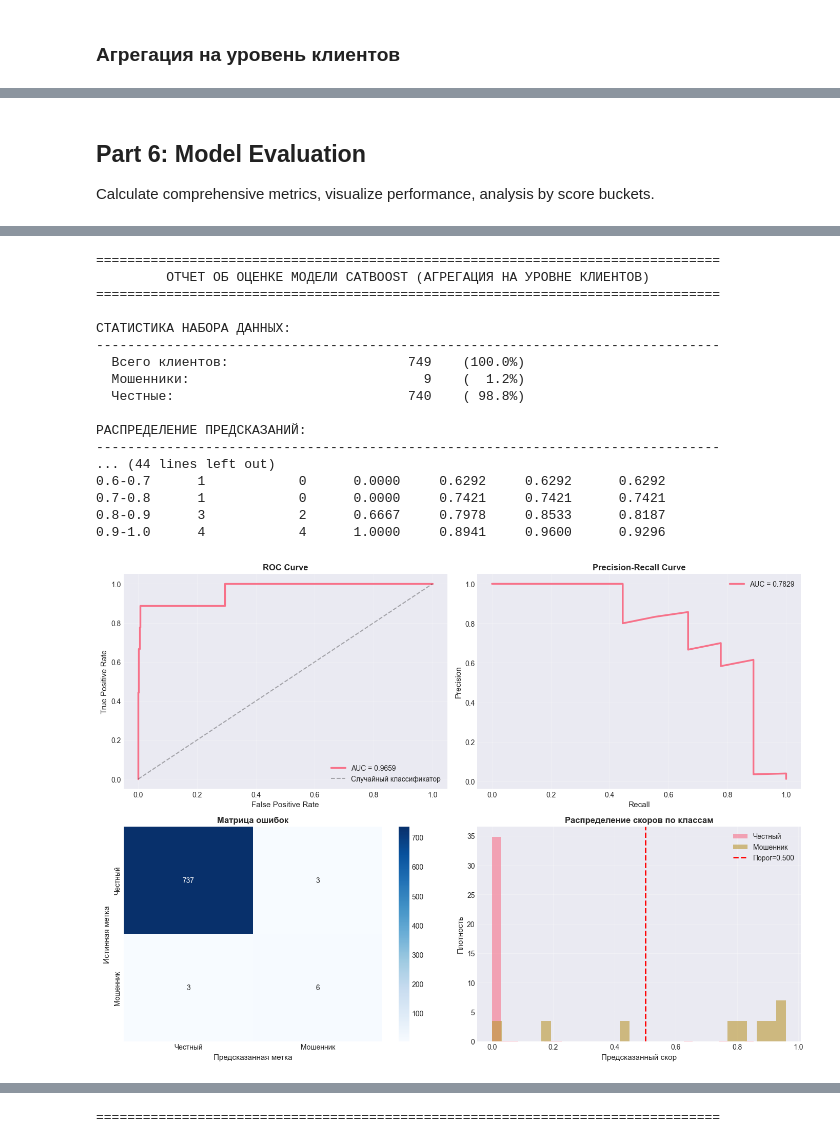
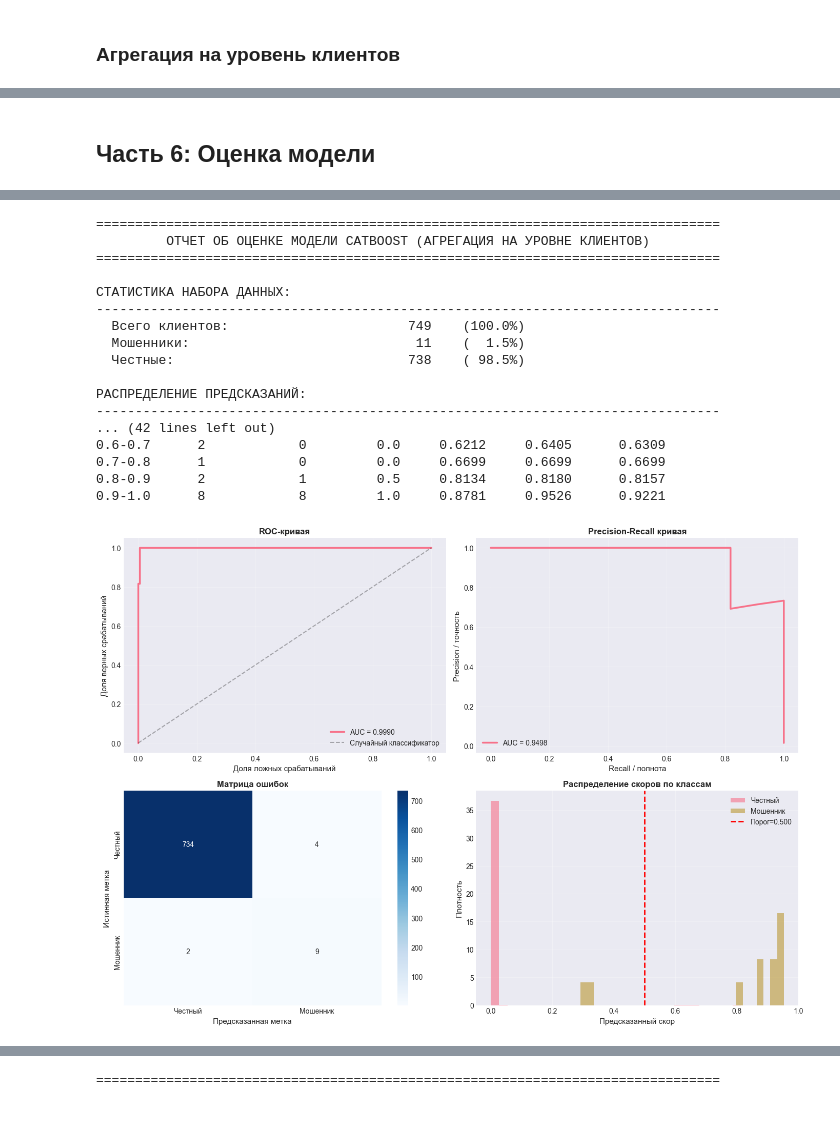
Before and after one commit to 1gfgh/fraud_detection, a Jupyter notebook: baseline/baseline.ipynb, the cells around one changed output, grey strips where cells are left out. Saved outputs shown, nothing was run; the diff lists cells and outputs as text; code cells hidden in the pictures; blank space fills up the shorter version.

```diff
--- a/baseline/baseline.ipynb
+++ b/baseline/baseline.ipynb
@@ -114,10 +103,0 @@ def prepare_fraud_data(df):
-# %%
-logger.info("Starting data preprocessing...")
-train_prep = prepare_fraud_data(df_train)
-val_prep = prepare_fraud_data(df_val)
-test_prep = prepare_fraud_data(df_test)
-
-logger.info(f"Preprocessed training: {train_prep.shape}")
-logger.info(f"Preprocessed validation: {val_prep.shape}")
-logger.info(f"Preprocessed test: {test_prep.shape}")
-logger.info(f"Features after preprocessing: {train_prep.shape[1]}")
@@ -213,7 +167,7 @@ Matrix dimensions:
 
 Обучение классификатора CatBoost с ранней остановкой и оптимизацией AUC.
 # %%
-logger.info("Training CatBoost classifier...")
+logger.info("Обучение CatBoost...")
 
 model = CatBoostClassifier(
     iterations=1000,
@@ -229,8 +183,9 @@ model = CatBoostClassifier(
 model.fit(
     X_train, y_train,
     eval_set=[(X_val, y_val)],
+    cat_features=cat_features,
     plot=False
 )
 
-logger.info("Model training completed")
+logger.info("Обучение завершено")
 # %% [output]
@@ -344,29 +297,27 @@ logger.info(f"Client-level score stats - Min: {client_eval['y_score_client'].min
 # %% [markdown]
-## Part 6: Model Evaluation
-
-Calculate comprehensive metrics, visualize performance, analysis by score buckets.
+## Часть 6: Оценка модели
 # %%
 y_true = client_eval['y_true_client'].values
 y_score = client_eval['y_score_client'].values
 
-# Use fixed threshold 0.5 without optimization
+# Используем фиксированный порог 0.5 без подбора
 optimal_thresh = 0.5
 y_pred = (y_score >= optimal_thresh).astype(int)
 
 logger.info(f"Используется фиксированный порог: {optimal_thresh:.2f}")
 
-# Calculate metrics
+# Расчет метрик
 tn, fp, fn, tp = confusion_matrix(y_true, y_pred).ravel()
 
 metrics = {
     'ROC-AUC': roc_auc_score(y_true, y_score),
     'PR-AUC': average_precision_score(y_true, y_score),
-    'Accuracy': accuracy_score(y_true, y_pred),
-    'Precision': precision_score(y_true, y_pred, zero_division=0),
-    'Recall': recall_score(y_true, y_pred, zero_division=0),
+    'Accuracy / доля верных ответов': accuracy_score(y_true, y_pred),
+    'Precision / точность': precision_score(y_true, y_pred, zero_division=0),
+    'Recall / полнота': recall_score(y_true, y_pred, zero_division=0),
     'F1': f1_score(y_true, y_pred, zero_division=0),
     'F0.5': fbeta_score(y_true, y_pred, beta=0.5, zero_division=0),
-    'Specificity': tn / (tn + fp) if (tn + fp) > 0 else 0.0,
+    'Полнота по честным клиентам': tn / (tn + fp) if (tn + fp) > 0 else 0.0,
     'FPR': fp / (fp + tn) if (fp + tn) > 0 else 0.0,
     'FNR': fn / (fn + tp) if (fn + tp) > 0 else 0.0,
     'NPV': tn / (tn + fn) if (tn + fn) > 0 else 0.0,
@@ -410,7 +361,7 @@ print("-" * 80)
 print(classification_report(y_true, y_pred, target_names=['Честный', 'Мошенник'],
                           digits=4, zero_division=0))
 
-# Parity by scoring buckets
+# Метрики по бакетам score
 print("ПАРИТЕТ ПО БАКЕТАМ СКОРА (интервалы 0.1):")
 print("-" * 80)
 buckets = pd.cut(y_score, bins=10, labels=[f"{i*0.1:.1f}-{(i+1)*0.1:.1f}" for i in range(10)])
@@ -428,29 +379,29 @@ parity_stats = parity_df.groupby('bucket', observed=True).agg({
 parity_stats.columns = ['count', 'fraud_count', 'fraud_rate', 'score_min', 'score_max', 'score_mean']
 print(parity_stats.to_string())
 
-# Visualization
+# Визуализация
 fig, axes = plt.subplots(2, 2, figsize=(14, 10))
 
-# ROC Curve
+# ROC-кривая
 fpr, tpr, roc_thresholds = roc_curve(y_true, y_score)
 axes[0, 0].plot(fpr, tpr, linewidth=2.5, label=f'AUC = {metrics["ROC-AUC"]:.4f}')
 axes[0, 0].plot([0, 1], [0, 1], 'k--', alpha=0.3, label='Случайный классификатор')
-axes[0, 0].set_xlabel('False Positive Rate', fontsize=11)
-axes[0, 0].set_ylabel('True Positive Rate', fontsize=11)
-axes[0, 0].set_title('ROC Curve', fontsize=12, fontweight='bold')
+axes[0, 0].set_xlabel('Доля ложных срабатываний', fontsize=11)
+axes[0, 0].set_ylabel('Доля верных срабатываний', fontsize=11)
+axes[0, 0].set_title('ROC-кривая', fontsize=12, fontweight='bold')
 axes[0, 0].legend(loc='lower right')
 axes[0, 0].grid(alpha=0.3)
 
-# PR Curve
+# PR-кривая
 precision_vals, recall_vals, _ = precision_recall_curve(y_true, y_score)
 axes[0, 1].plot(recall_vals, precision_vals, linewidth=2.5, label=f'AUC = {metrics["PR-AUC"]:.4f}')
-axes[0, 1].set_xlabel('Recall', fontsize=11)
-axes[0, 1].set_ylabel('Precision', fontsize=11)
-axes[0, 1].set_title('Precision-Recall Curve', fontsize=12, fontweight='bold')
+axes[0, 1].set_xlabel('Recall / полнота', fontsize=11)
+axes[0, 1].set_ylabel('Precision / точность', fontsize=11)
+axes[0, 1].set_title('Precision-Recall кривая', fontsize=12, fontweight='bold')
 axes[0, 1].legend(loc='best')
 axes[0, 1].grid(alpha=0.3)
 
-# Confusion Matrix
+# Матрица ошибок
 cm = confusion_matrix(y_true, y_pred)
 sns.heatmap(cm, annot=True, fmt='d', cmap='Blues', ax=axes[1, 0],
            xticklabels=['Честный', 'Мошенник'],
@@ -459,7 +410,7 @@ axes[1, 0].set_ylabel('Истинная метка', fontsize=11)
 axes[1, 0].set_xlabel('Предсказанная метка', fontsize=11)
 axes[1, 0].set_title('Матрица ошибок', fontsize=12, fontweight='bold')
 
-# Score Distribution
+# Распределение score
 axes[1, 1].hist(y_score[y_true == 0], bins=30, alpha=0.6, label='Честный', density=True)
 axes[1, 1].hist(y_score[y_true == 1], bins=30, alpha=0.6, label='Мошенник', density=True)
 axes[1, 1].axvline(optimal_thresh, color='red', linestyle='--', linewidth=2, label=f'Порог={optimal_thresh:.3f}')
@@ -479,18 +430,18 @@ logger.info("Оценка модели завершена успешно")
 ================================================================================
          ОТЧЕТ ОБ ОЦЕНКЕ МОДЕЛИ CATBOOST (АГРЕГАЦИЯ НА УРОВНЕ КЛИЕНТОВ)
 ================================================================================
 
 СТАТИСТИКА НАБОРА ДАННЫХ:
 --------------------------------------------------------------------------------
   Всего клиентов:                       749    (100.0%)
-  Мошенники:                              9    (  1.2%)
-  Честные:                              740    ( 98.8%)
+  Мошенники:                             11    (  1.5%)
+  Честные:                              738    ( 98.5%)
 
 РАСПРЕДЕЛЕНИЕ ПРЕДСКАЗАНИЙ:
 --------------------------------------------------------------------------------
-... (44 lines left out)
-0.6-0.7      1            0      0.0000     0.6292     0.6292      0.6292
-0.7-0.8      1            0      0.0000     0.7421     0.7421      0.7421
-0.8-0.9      3            2      0.6667     0.7978     0.8533      0.8187
-0.9-1.0      4            4      1.0000     0.8941     0.9600      0.9296
+... (42 lines left out)
+0.6-0.7      2            0         0.0     0.6212     0.6405      0.6309
+0.7-0.8      1            0         0.0     0.6699     0.6699      0.6699
+0.8-0.9      2            1         0.5     0.8134     0.8180      0.8157
+0.9-1.0      8            8         1.0     0.8781     0.9526      0.9221
-[figure, old version]
+[figure, new version]
```
Also changed, not shown: parts of 16 cells of this notebook, 13 other files.
